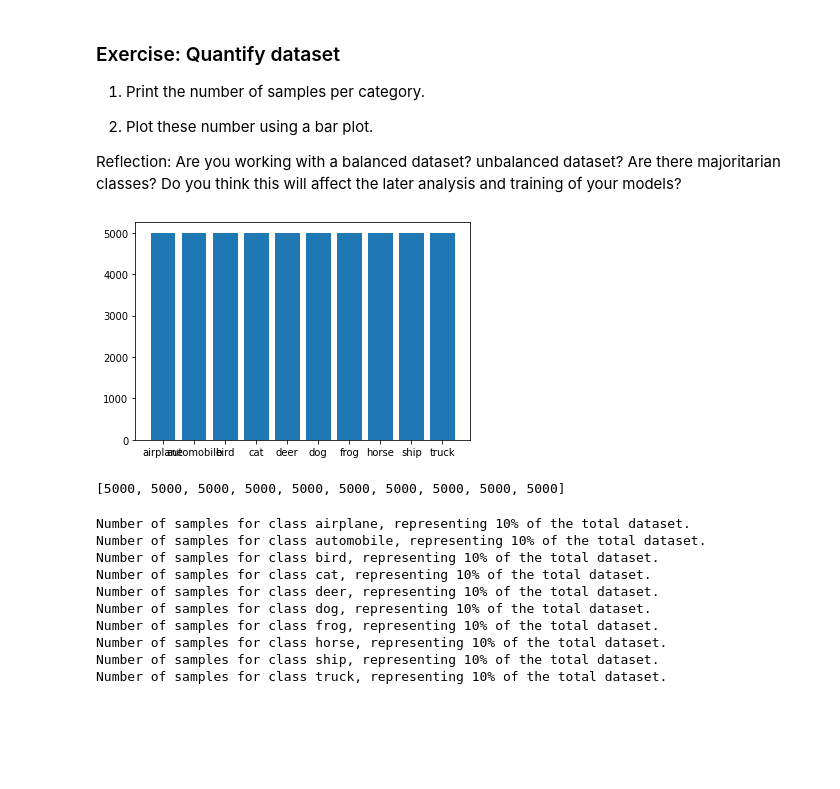
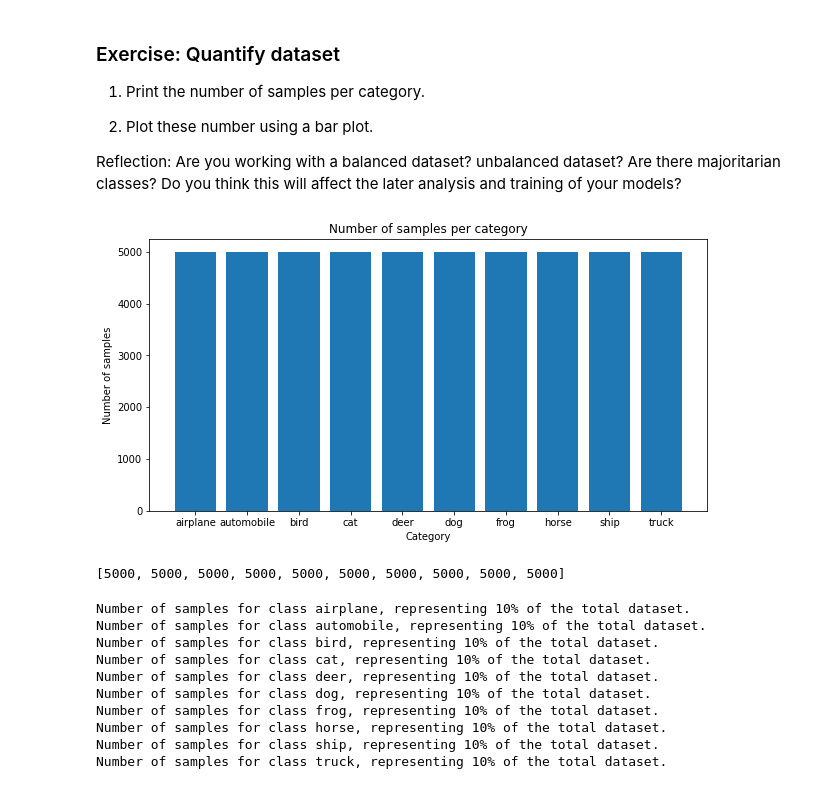
Before and after one commit to Exion35/UT---DataScience, a Jupyter notebook: Assignment 1 - Understanding a dataset.ipynb, the cells around one changed output. Drawn from its saved outputs; the diff is of its cells as text; code cells hidden in the pictures; blank space fills up the shorter version.

```diff
--- a/Assignment 1 - Understanding a dataset.ipynb
+++ b/Assignment 1 - Understanding a dataset.ipynb
@@ -48,16 +49,3 @@ dataset[0]
 (<PIL.Image.Image image mode=RGB size=32x32 at 0x...>, 6)
 # %% [markdown]
 ### What does the CIFAR10 dataset look like ?
-# %%
-fig, axs = plt.subplots(4, 4)
-for i in range(4):
-    for j in range(4):
-        axs[i][j].imshow(dataset[4*i+j][0])
-        axs[i][j].set_title("Class of the image : {}".format(dataset.classes[dataset[4*i+j][1]]))
-
-plt.subplots_adjust(bottom=0.1,
-                    right=2,
-                    top=2,
-                    wspace=0.2,
-                    hspace=0.5)
-plt.show()
@@ -77,11 +63,15 @@ for (i,c) in dataset:
     classes[c].append(i)
 count_classes = [len(classes[c]) for c in range(10)]
 # %%
+plt.figure(figsize=(10,5))
 plt.bar([dataset.classes[c] for c in range(10)],count_classes)
+plt.title("Number of samples per category")
+plt.ylabel("Number of samples")
+plt.xlabel("Category")
 plt.show()
 print(count_classes)
 # %% [output]
-[figure, old version]
+[figure, new version]
 [5000, 5000, 5000, 5000, 5000, 5000, 5000, 5000, 5000, 5000]
 # %%
 count_classes_ratio = 1/len(dataset)*np.array(count_classes)
```
Also changed, not shown: parts of 10 cells of this notebook.
